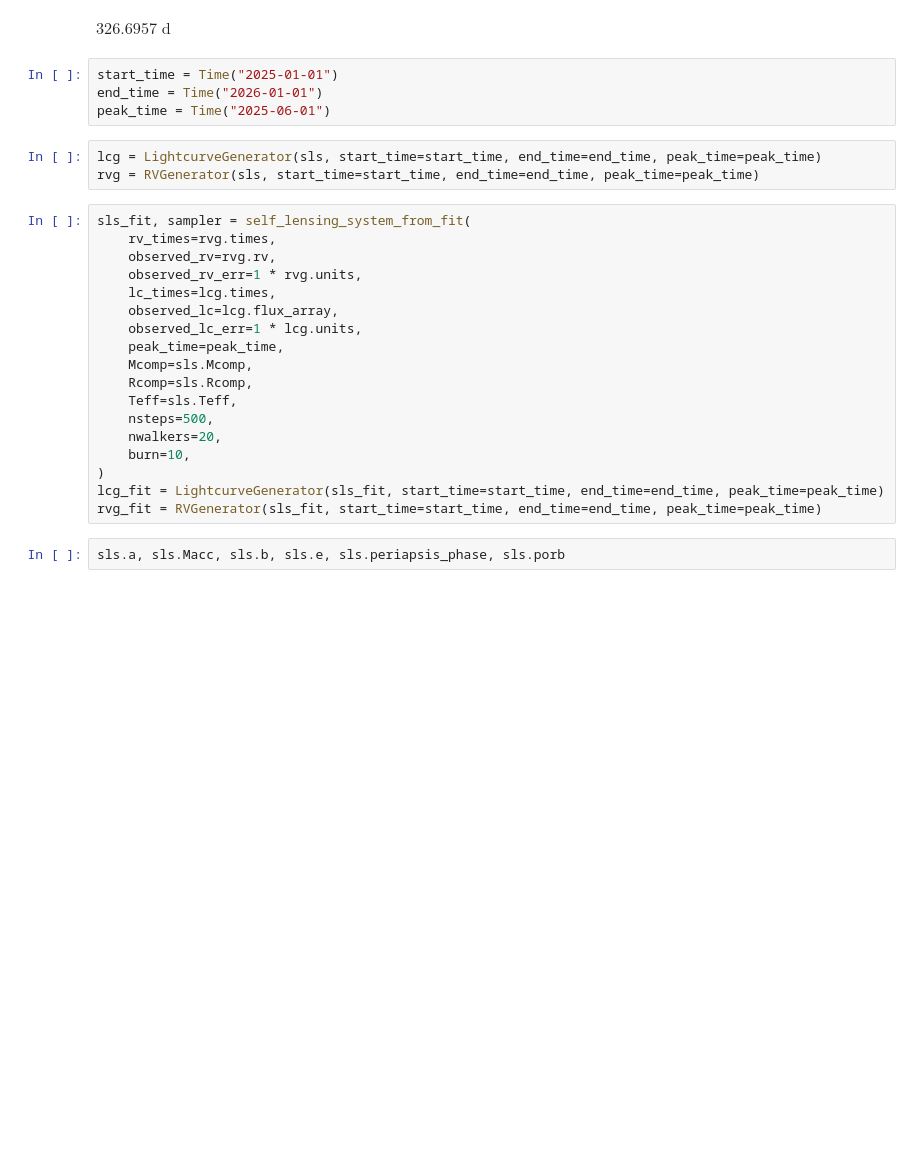
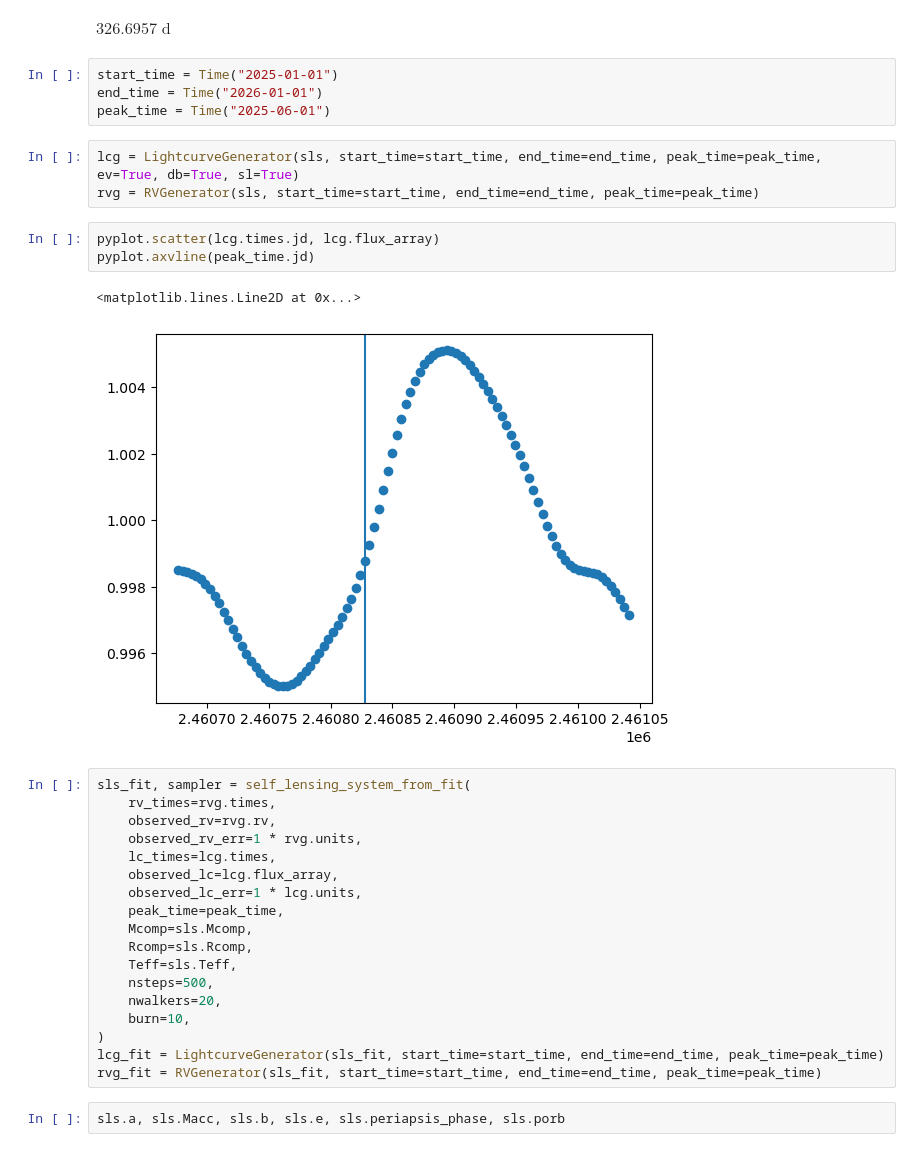
Before and after one commit to COBALT-lensing/py-self-lensing, a Jupyter notebook: demo.ipynb, the cells around one changed output. Drawn from its saved outputs; the diff is of its cells as text; blank space fills up the shorter version.

```diff
--- a/demo.ipynb
+++ b/demo.ipynb
@@ -23,8 +24,14 @@ start_time = Time("2025-01-01")
 end_time = Time("2026-01-01")
 peak_time = Time("2025-06-01")
 # %%
-lcg = LightcurveGenerator(sls, start_time=start_time, end_time=end_time, peak_time=peak_time)
+lcg = LightcurveGenerator(sls, start_time=start_time, end_time=end_time, peak_time=peak_time, ev=True, db=True, sl=True)
 rvg = RVGenerator(sls, start_time=start_time, end_time=end_time, peak_time=peak_time)
+# %%
+pyplot.scatter(lcg.times.jd, lcg.flux_array)
+pyplot.axvline(peak_time.jd)
+# %% [output]
+<matplotlib.lines.Line2D at 0x...>
+[figure, added]
 # %%
 sls_fit, sampler = self_lensing_system_from_fit(
     rv_times=rvg.times,
```
Also changed, not shown: parts of 7 cells of this notebook, 3 other files.
